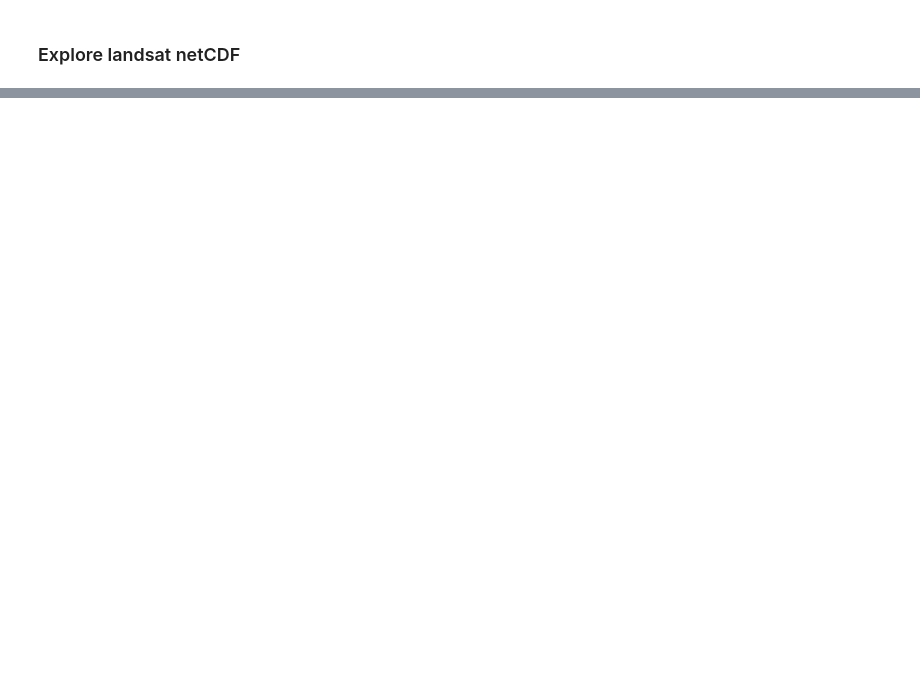
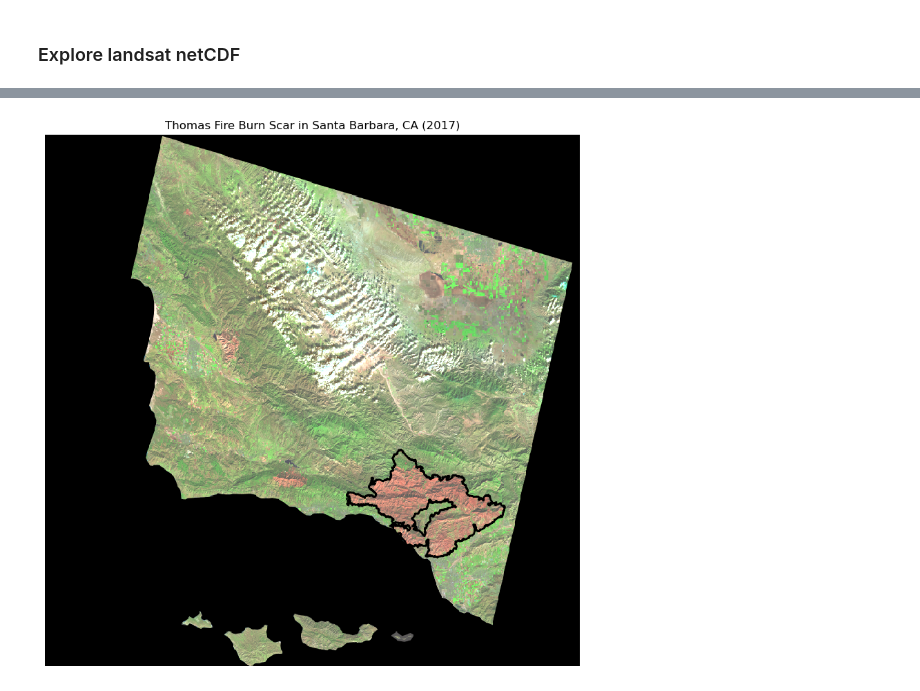
Before and after one commit to katleyq/eds220-hwk4, a Jupyter notebook: hwk4-task2-false-color-LE.ipynb, the cells around one changed output, grey strips where cells are left out. Drawn from its saved outputs; the diff is of its cells as text; code cells hidden in the pictures; blank space fills up the shorter version.

Commit message:
Update notebook to read in shapefile and not GeoJSON

```diff
--- a/hwk4-task2-false-color-LE.ipynb
+++ b/hwk4-task2-false-color-LE.ipynb
@@ -28,7 +33,7 @@ data_folder_fp = os.path.join(#'/',
                               'data')
 
 # Load California Fire Perimeter shapefile
-thomas_fire = gpd.read_file(f"{data_folder_fp}/thomas_fire.geojson")
+thomas_fire = gpd.read_file(f"{data_folder_fp}/thomas_fire.shp")
 
 # Load landsat data
 landsat = rioxr.open_rasterio(f"{data_folder_fp}/landsat8-2018-01-26-sb-simplified.nc")
@@ -46,0 +58,2 @@ landsat = landsat.squeeze().drop_vars('band')
+# %%
+thomas_fire = thomas_fire.to_crs(landsat.rio.crs)
@@ -52,0 +82,18 @@ Clipping input data to the valid range for imshow with RGB data ([0..1] for floa
+# %%
+fig, ax = plt.subplots(figsize = (10, 10))
+
+ax.axis('off')
+
+thomas_fire.plot(ax = ax,
+                 color = 'none',
+                edgecolor = 'black',
+                linewidth = 2,
+                label="Thomas Fire Boundary")
+
+landsat[['swir22', 'nir08', 'red']].to_array().plot.imshow(ax = ax, robust = True)
+
+ax.set_title('Thomas Fire Burn Scar in Santa Barbara, CA (2017)')
+
+plt.show()
+# %% [output]
+[figure, added]
```
Also changed, not shown: parts of 8 cells of this notebook.
